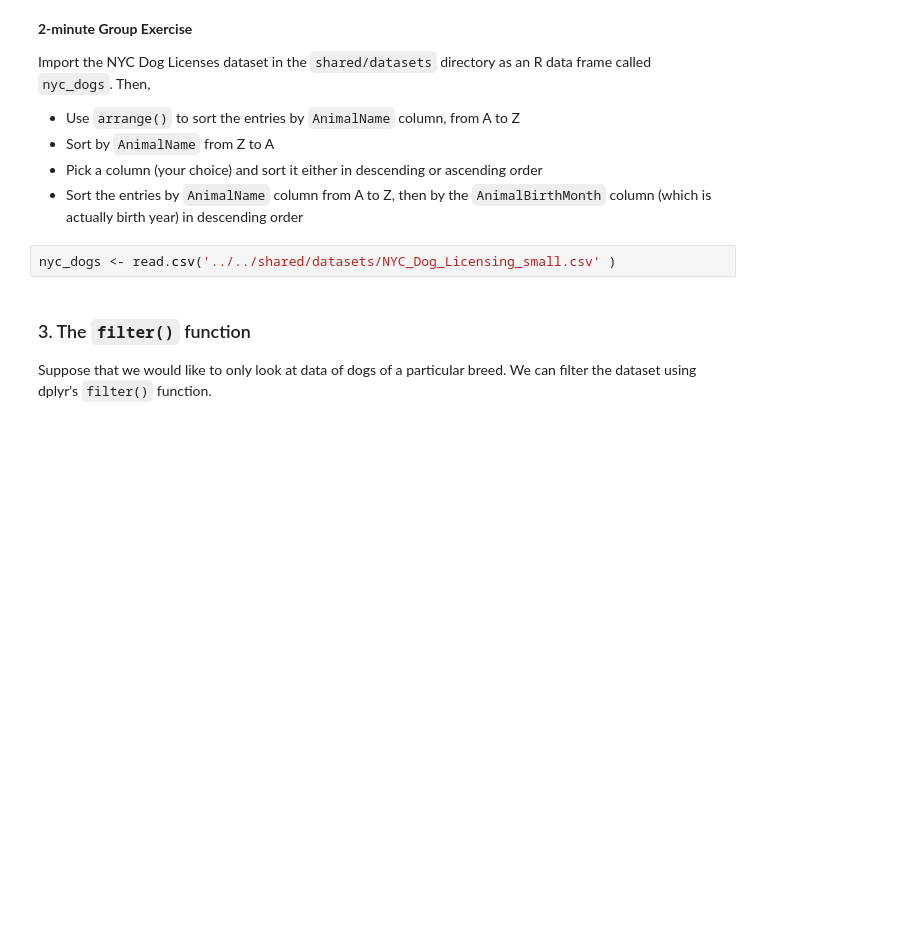
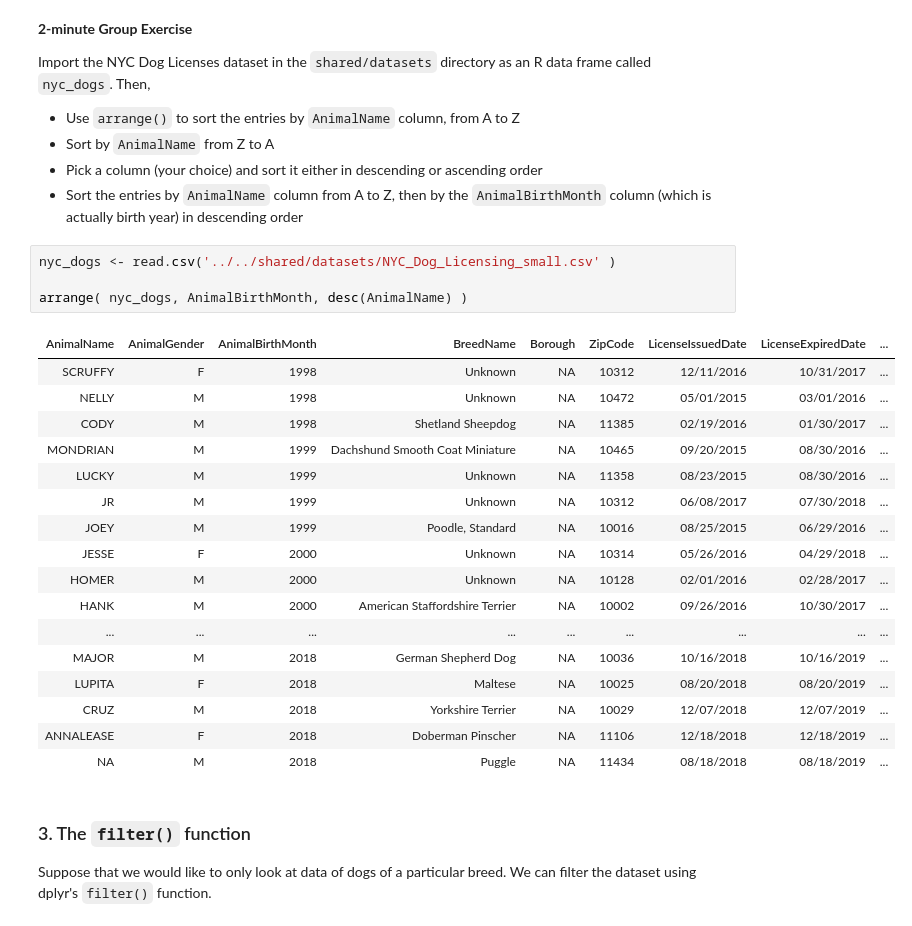
Before and after one commit to aparna-bhutani/coreua111-class_notebooks, a Jupyter notebook: lesson04/Lesson04-DataFrames-slides.ipynb, the cells around one changed output. Drawn from its saved outputs; the diff is of its cells as text; blank space fills up the shorter version.

```diff
--- a/lesson04/Lesson04-DataFrames-slides.ipynb
+++ b/lesson04/Lesson04-DataFrames-slides.ipynb
@@ -112,6 +112,26 @@ Import the NYC Dog Licenses dataset in the `shared/datasets` directory as an R d
 + Sort the entries by `AnimalName` column from A to Z, then by the `AnimalBirthMonth` column (which is actually birth year) in descending order
 # %%
 nyc_dogs <- read.csv('../../shared/datasets/NYC_Dog_Licensing_small.csv' )
+
+arrange( nyc_dogs, AnimalBirthMonth, desc(AnimalName) )
+# %% [output]
+| AnimalName | AnimalGender | AnimalBirthMonth | BreedName | Borough | ZipCode | LicenseIssuedDate | LicenseExpiredDate | ... |
+| SCRUFFY | F | 1998 | Unknown | NA | 10312 | 12/11/2016 | 10/31/2017 | ... |
+| NELLY | M | 1998 | Unknown | NA | 10472 | 05/01/2015 | 03/01/2016 | ... |
+| CODY | M | 1998 | Shetland Sheepdog | NA | 11385 | 02/19/2016 | 01/30/2017 | ... |
+| MONDRIAN | M | 1999 | Dachshund Smooth Coat Miniature | NA | 10465 | 09/20/2015 | 08/30/2016 | ... |
+| LUCKY | M | 1999 | Unknown | NA | 11358 | 08/23/2015 | 08/30/2016 | ... |
+| JR | M | 1999 | Unknown | NA | 10312 | 06/08/2017 | 07/30/2018 | ... |
+| JOEY | M | 1999 | Poodle, Standard | NA | 10016 | 08/25/2015 | 06/29/2016 | ... |
+| JESSE | F | 2000 | Unknown | NA | 10314 | 05/26/2016 | 04/29/2018 | ... |
+| HOMER | M | 2000 | Unknown | NA | 10128 | 02/01/2016 | 02/28/2017 | ... |
+| HANK | M | 2000 | American Staffordshire Terrier | NA | 10002 | 09/26/2016 | 10/30/2017 | ... |
+| ... | ... | ... | ... | ... | ... | ... | ... | ... |
+| MAJOR | M | 2018 | German Shepherd Dog | NA | 10036 | 10/16/2018 | 10/16/2019 | ... |
+| LUPITA | F | 2018 | Maltese | NA | 10025 | 08/20/2018 | 08/20/2019 | ... |
+| CRUZ | M | 2018 | Yorkshire Terrier | NA | 10029 | 12/07/2018 | 12/07/2019 | ... |
+| ANNALEASE | F | 2018 | Doberman Pinscher | NA | 11106 | 12/18/2018 | 12/18/2019 | ... |
+| NA | M | 2018 | Puggle | NA | 11434 | 08/18/2018 | 08/18/2019 | ... |
 # %% [markdown]
 ### 3.  The `filter()` function
 
```
Also changed, not shown: parts of 13 cells of this notebook.
